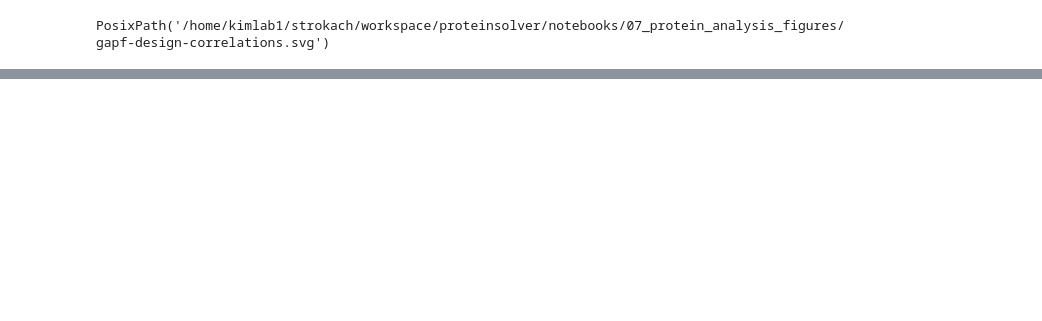
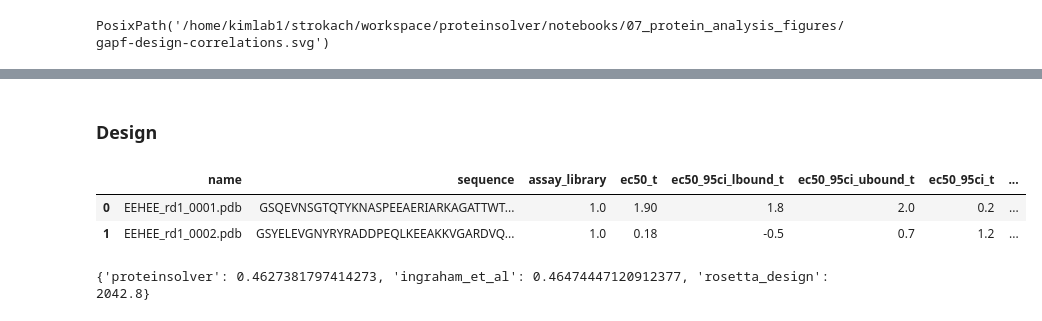
Before and after one commit to ostrokach/proteinsolver, a Jupyter notebook: notebooks/07_protein_analysis_figures.ipynb, the cells around one changed output, grey strips where cells are left out. Saved outputs shown, nothing was run; the diff lists cells and outputs as text; code cells hidden in the pictures; blank space fills up the shorter version.

Commit message:
Update protein analysis figures to include suggested revisions

```diff
--- a/notebooks/07_protein_analysis_figures.ipynb
+++ b/notebooks/07_protein_analysis_figures.ipynb
@@ -1329,0 +1247,10 @@ len(df["structure_id"].unique())
+# %%
+mutation_timing = {
+    "proteinsolver": 0.05965675110928714 / 5,
+    #     "proteinsolver": 1.9114373258780688 / 5,
+    "ingraham_et_al": 0.16985950712114573 / 5,
+    "rosetta_relax": np.mean([36.827, 2 * 60 + 48.637, 55.437, 42.630, 13.484]),
+    "ddg_monomer": 48 * 60,
+    "cartesian_ddg": 36 * 60,
+}
+mutation_timing
@@ -1329,0 +1301,4 @@ len(df["structure_id"].unique())
+# %%
+rocklin_mutation_summary_df = generate_mutation_summary(
+    rocklin_mutation_df, "consensus_stability_score2_change", mutation_timing
+)
@@ -1329,0 +1366,46 @@ len(df["structure_id"].unique())
+# %% [markdown]
+### Design
+# %%
+dfs = []
+for library in ["rd1", "rd2", "rd3", "rd4"]:
+    df = (
+        stability_scores_for_designs[library]
+        .dropna(
+            subset=[
+                "network_score",
+                "talaris2013_score",
+                "betanov15_score",
+                "domain",
+                "stabilityscore_t",
+                "stabilityscore_c",
+            ]
+        )
+        .copy()
+    )
+    df["stabilityscore_t"] = df["stabilityscore_t"] - df["stabilityscore_t"].mean()
+    df["stabilityscore_c"] = df["stabilityscore_c"] - df["stabilityscore_c"].mean()
+    dfs.append(df)
+
+protein_stability_df = pd.concat(dfs, ignore_index=True, sort=False)
+protein_stability_df = protein_stability_df.rename(
+    columns={
+        "network_score": "proteinsolver",
+        "structured_transformer_neglogp": "ingraham_et_al",
+        "betanov15_score": "rosetta_design",
+    }
+)
+# %%
+protein_stability_df.head(2)
+# %% [output]
+|  | name | sequence | assay_library | ec50_t | ec50_95ci_lbound_t | ec50_95ci_ubound_t | ec50_95ci_t | ... |
+| 0 | EEHEE_rd1_0001.pdb | GSQEVNSGTQTYKNASPEEAERIARKAGATTWT... | 1.0 | 1.90 | 1.8 | 2.0 | 0.2 | ... |
+| 1 | EEHEE_rd1_0002.pdb | GSYELEVGNYRYRADDPEQLKEEAKKVGARDVQ... | 1.0 | 0.18 | -0.5 | 0.7 | 1.2 | ... |
+# %%
+design_timing = {
+    "proteinsolver": 0.4627381797414273,
+    "ingraham_et_al": 0.46474447120912377,
+    "rosetta_design": 2042.8,
+}
+print(design_timing)
+# %% [output]
+{'proteinsolver': 0.4627381797414273, 'ingraham_et_al': 0.46474447120912377, 'rosetta_design': 2042.8}
```
Also changed, not shown: parts of 32 cells of this notebook.
